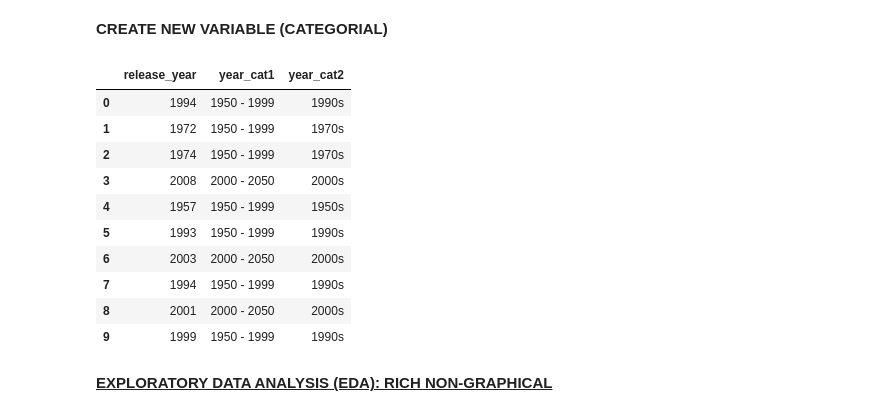
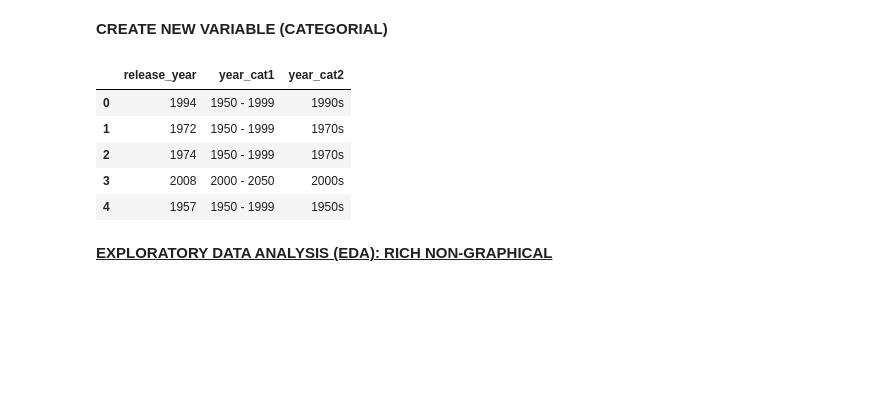
Before and after one commit to shajiranraveendran/data_analytics_project, a Jupyter notebook: project.ipynb, the cells around one changed output. Cells and saved outputs as stored; diff of their text form; code cells hidden in the pictures; blank space fills up the shorter version.

```diff
--- a/project.ipynb
+++ b/project.ipynb
@@ -116,26 +116,21 @@ print(df.shape)
 # %%
 # DEFINE LABLES
 labels = ['1900 - 1949', '1950 - 1999', '2000 - 2050']
 labels_price = ['1900s', '1910s', '1920s', '1930s', '1940s', '1950s', '1960s', '1970s', '1980s', '1990s', '2000s', '2010s']
 
 # CREATE CATEGORIES
 df["year_cat1"] = pd.cut(df['release_year'], bins=[1900, 1950, 2000, 2050], labels=labels)
 df["year_cat2"] = pd.cut(df['release_year'], bins=[1900, 1910, 1920, 1930, 1940, 1950, 1960, 1970, 1980, 1990, 2000, 2010, 2020],labels=labels_price)
 
 # SHOW CATEGORIES
-df[['release_year', 'year_cat1', 'year_cat2']].head(10)
+df[['release_year', 'year_cat1', 'year_cat2']].head(5)
 # %% [output]
 |  | release_year | year_cat1 | year_cat2 |
 | 0 | 1994 | 1950 - 1999 | 1990s |
 | 1 | 1972 | 1950 - 1999 | 1970s |
 | 2 | 1974 | 1950 - 1999 | 1970s |
 | 3 | 2008 | 2000 - 2050 | 2000s |
 | 4 | 1957 | 1950 - 1999 | 1950s |
-| 5 | 1993 | 1950 - 1999 | 1990s |
-| 6 | 2003 | 2000 - 2050 | 2000s |
-| 7 | 1994 | 1950 - 1999 | 1990s |
-| 8 | 2001 | 2000 - 2050 | 2000s |
-| 9 | 1999 | 1950 - 1999 | 1990s |
 # %% [markdown]
 <U>**EXPLORATORY DATA ANALYSIS (EDA): RICH NON-GRAPHICAL**</U>
 # %% [markdown]
```
Also changed, not shown: parts of 8 cells of this notebook, 1 other file.
